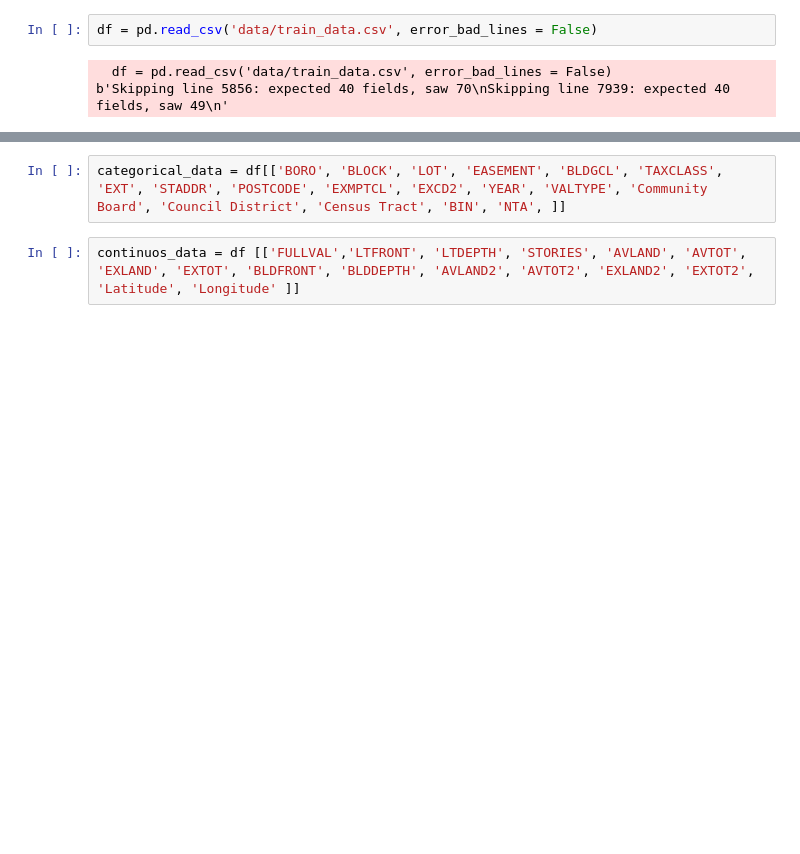
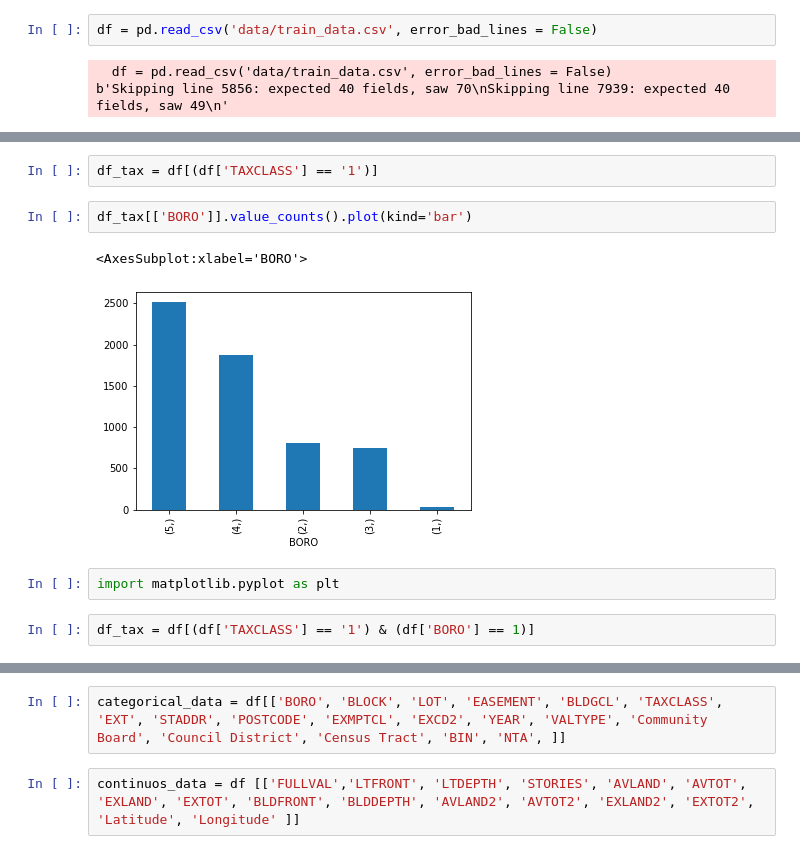
Before and after one commit to mpfmorawski/technopol-ai, a Jupyter notebook: coefficient.ipynb, the cells around one changed output, grey strips where cells are left out. Saved outputs shown, nothing was run; the diff lists cells and outputs as text; blank space fills up the shorter version.

```diff
--- a/coefficient.ipynb
+++ b/coefficient.ipynb
@@ -28,0 +18,11 @@ df
+# %%
+df_tax = df[(df['TAXCLASS'] == '1')]
+# %%
+df_tax[['BORO']].value_counts().plot(kind='bar')
+# %% [output]
+<AxesSubplot:xlabel='BORO'>
+[figure, added]
+# %%
+import matplotlib.pyplot as plt
+# %%
+df_tax = df[(df['TAXCLASS'] == '1') & (df['BORO'] == 1)]
```
Also changed, not shown: parts of 41 cells of this notebook, 4 other files.
